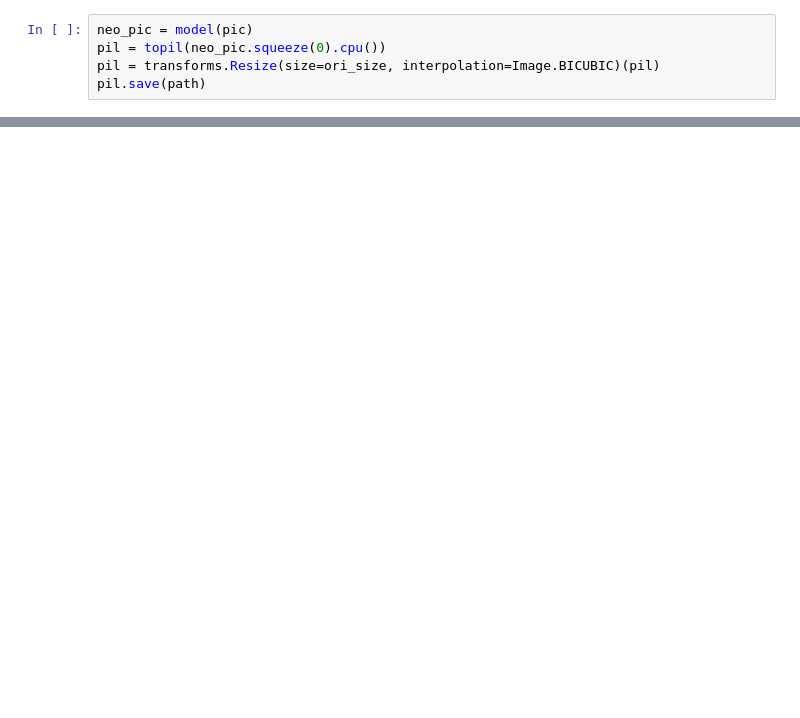
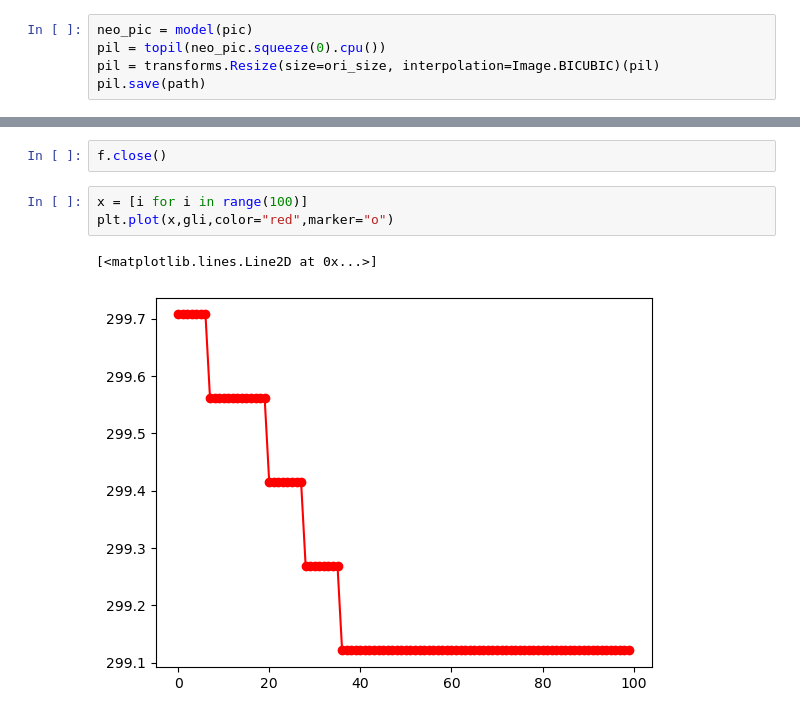
Before and after one commit to CA2528357431/CLIPstyler_try2change, a Jupyter notebook: neo_uu.ipynb, the cells around one changed output, grey strips where cells are left out. Cells and saved outputs as stored; diff of their text form; blank space fills up the shorter version.

```diff
--- a/neo_uu.ipynb
+++ b/neo_uu.ipynb
@@ -264,0 +299,8 @@ plt.plot(x,loss_li,color="red",marker="o")
+# %%
+f.close()
+# %%
+x = [i for i in range(100)]
+plt.plot(x,gli,color="red",marker="o")
+# %% [output]
+[<matplotlib.lines.Line2D at 0x...>]
+[figure, added]
```
Also changed, not shown: parts of 13 cells of this notebook, 50 other files.
